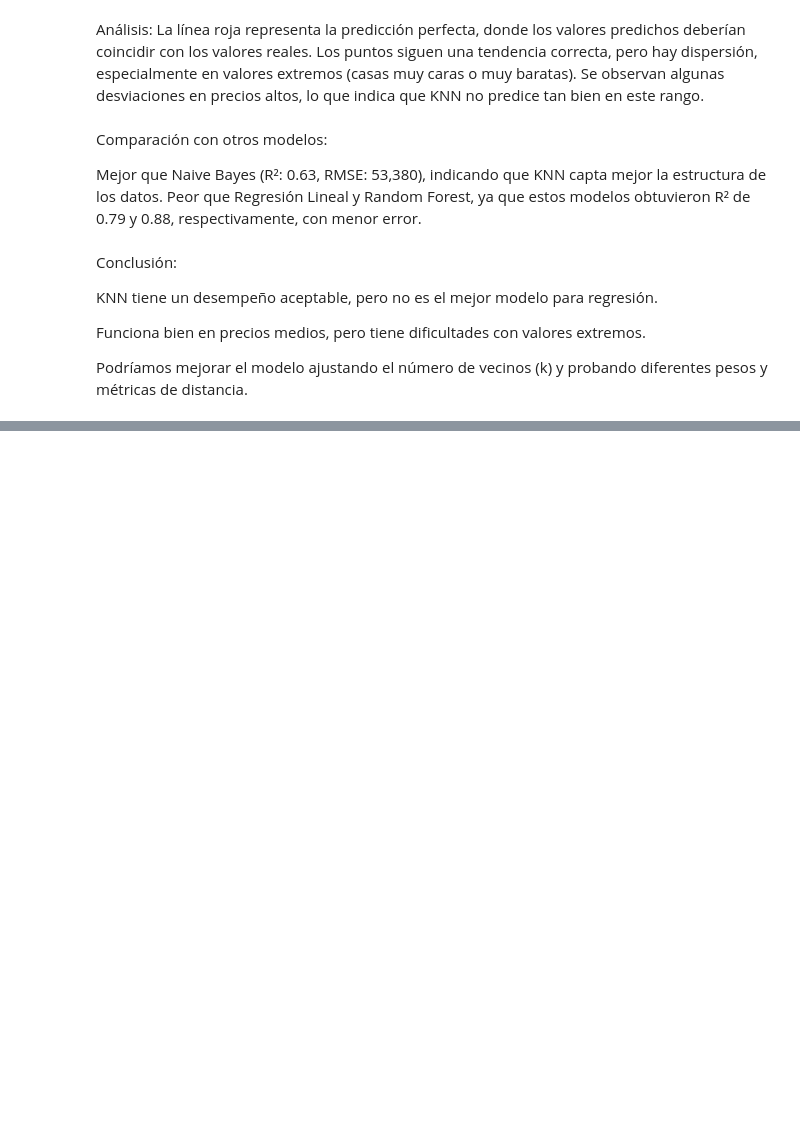
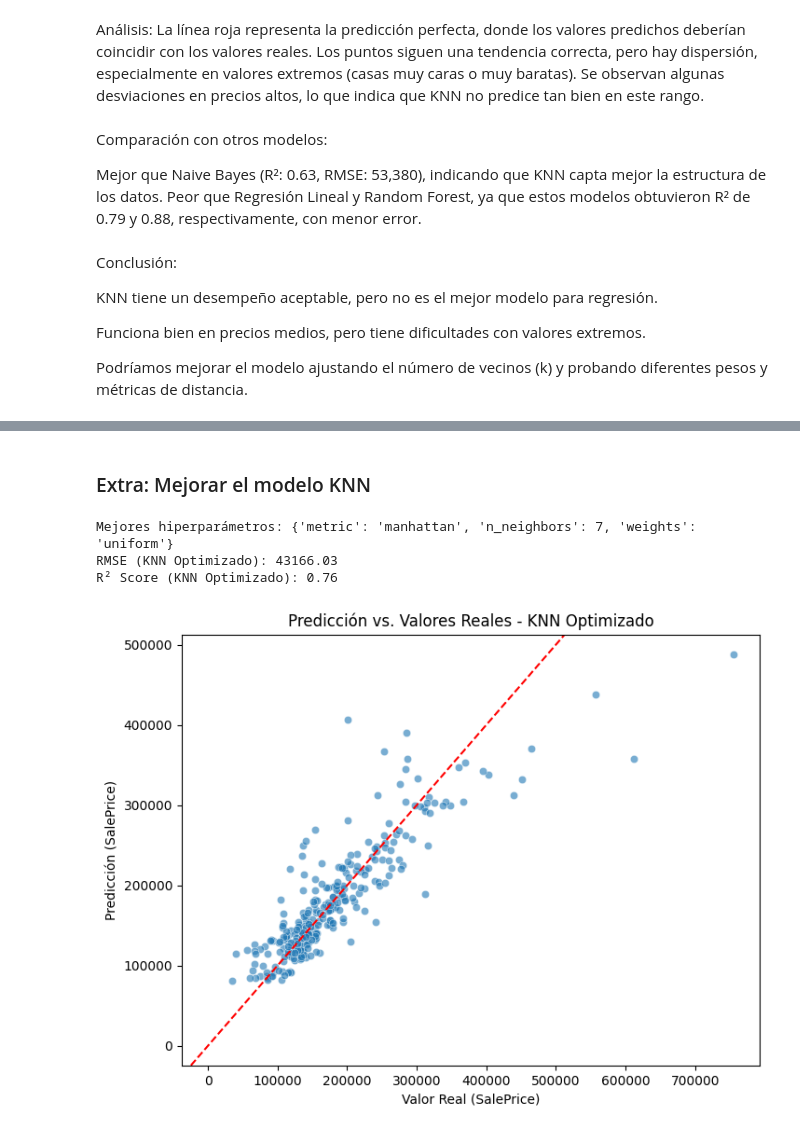
Before and after one commit to michellemej22596/HT3-MineriaDeDatos, a Jupyter notebook: HT6/Actividades1-3.ipynb, the cells around one changed output, grey strips where cells are left out. Cells and saved outputs as stored; diff of their text form; code cells hidden in the pictures; blank space fills up the shorter version.

```diff
--- a/HT6/Actividades1-3.ipynb
+++ b/HT6/Actividades1-3.ipynb
@@ -74,0 +101,60 @@ Podríamos mejorar el modelo ajustando el número de vecinos (k) y probando dife
+# %% [markdown]
+### Extra: Mejorar el modelo KNN
+# %%
+import pandas as pd
+import numpy as np
+import matplotlib.pyplot as plt
+import seaborn as sns
+from sklearn.model_selection import train_test_split, GridSearchCV
+from sklearn.neighbors import KNeighborsRegressor
+from sklearn.metrics import mean_squared_error, r2_score
+
+# Cargar los datos
+df = pd.read_csv("../dataset/train.csv")
+
+# Variables predictoras (mismas usadas en modelos previos)
+predictors = ['OverallQual', 'GrLivArea', 'GarageCars', 'TotalBsmtSF', 'YearBuilt', 'FullBath']
+X = df[predictors]
+y = df['SalePrice']
+
+# División en conjunto de entrenamiento y prueba (mismo random_state para comparabilidad)
+X_train, X_test, y_train, y_test = train_test_split(X, y, test_size=0.2, random_state=42)
+
+# Configuración de hiperparámetros para GridSearchCV
+param_grid = {
+    'n_neighbors': [3, 5, 7, 9, 11],
+    'weights': ['uniform', 'distance'],
+    'metric': ['euclidean', 'manhattan', 'minkowski']
+}
+
+# Búsqueda de hiperparámetros con validación cruzada
+grid_search = GridSearchCV(KNeighborsRegressor(), param_grid, cv=5, scoring='neg_mean_squared_error', n_jobs=-1)
+grid_search.fit(X_train, y_train)
+
+# Mejor modelo obtenido
+best_knn = grid_search.best_estimator_
+print("Mejores hiperparámetros:", grid_search.best_params_)
+
+# Predicción en conjunto de prueba
+y_pred = best_knn.predict(X_test)
+
+# Evaluación del modelo mejorado
+rmse = np.sqrt(mean_squared_error(y_test, y_pred))
+r2 = r2_score(y_test, y_pred)
+
+print(f"RMSE (KNN Optimizado): {rmse:.2f}")
+print(f"R² Score (KNN Optimizado): {r2:.2f}")
+
+# Visualización de predicciones vs valores reales
+plt.figure(figsize=(8,6))
+sns.scatterplot(x=y_test, y=y_pred, alpha=0.6)
+plt.xlabel("Valor Real (SalePrice)")
+plt.ylabel("Predicción (SalePrice)")
+plt.title("Predicción vs. Valores Reales - KNN Optimizado")
+plt.axline((0, 0), slope=1, color='red', linestyle='dashed')  # Línea de referencia
+plt.show()
+# %% [output]
+Mejores hiperparámetros: {'metric': 'manhattan', 'n_neighbors': 7, 'weights': 'uniform'}
+RMSE (KNN Optimizado): 43166.03
+R² Score (KNN Optimizado): 0.76
+[figure, added]
```
Also changed, not shown: parts of 5 cells of this notebook.
